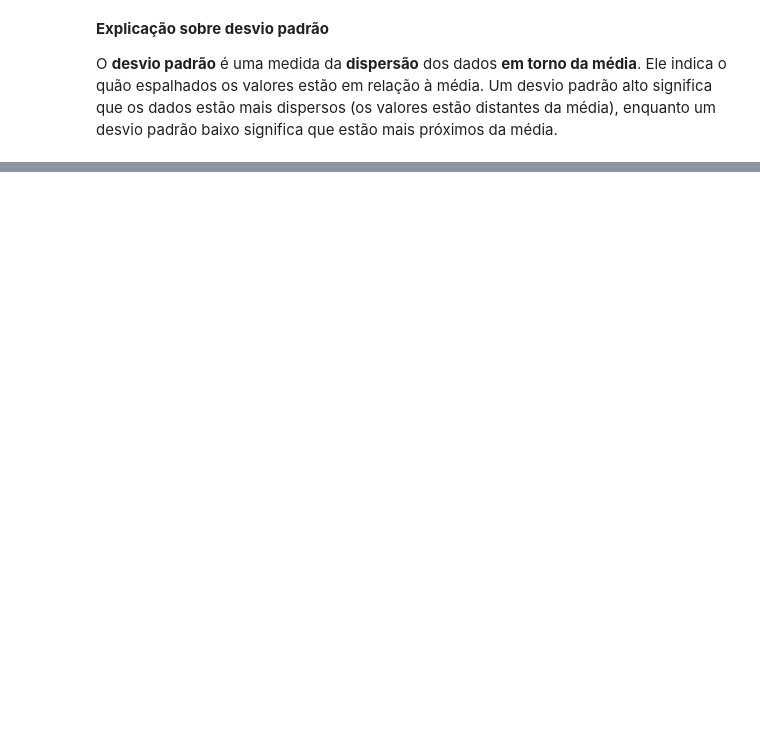
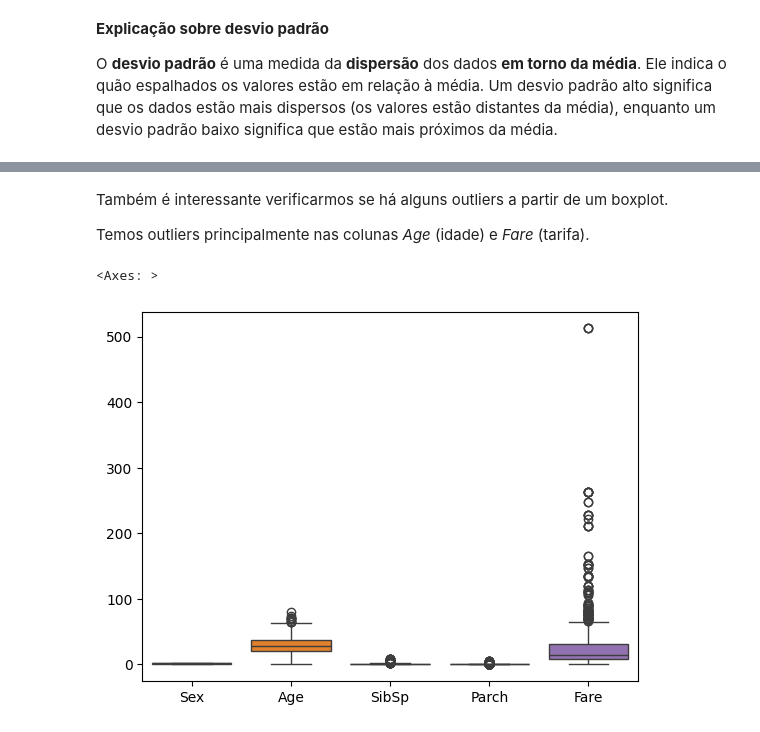
Before and after one commit to DiogoBotton/Python_Data_Analysis, a Jupyter notebook: Titanic_Analysis/titanic.ipynb, the cells around one changed output, grey strips where cells are left out. Cells and saved outputs as stored; diff of their text form; code cells hidden in the pictures; blank space fills up the shorter version.

```diff
--- a/Titanic_Analysis/titanic.ipynb
+++ b/Titanic_Analysis/titanic.ipynb
@@ -76,0 +242,9 @@ memory usage: 83.7+ KB
+# %% [markdown]
+Também é interessante verificarmos se há alguns outliers a partir de um boxplot.
+
+Temos outliers principalmente nas colunas *Age* (idade) e *Fare* (tarifa).
+# %%
+sns.boxplot(df.drop(['PassengerId', 'Survived', 'Pclass'], axis=1))
+# %% [output]
+<Axes: >
+[figure, added]
```
Also changed, not shown: parts of 34 cells of this notebook, 6 other files.
